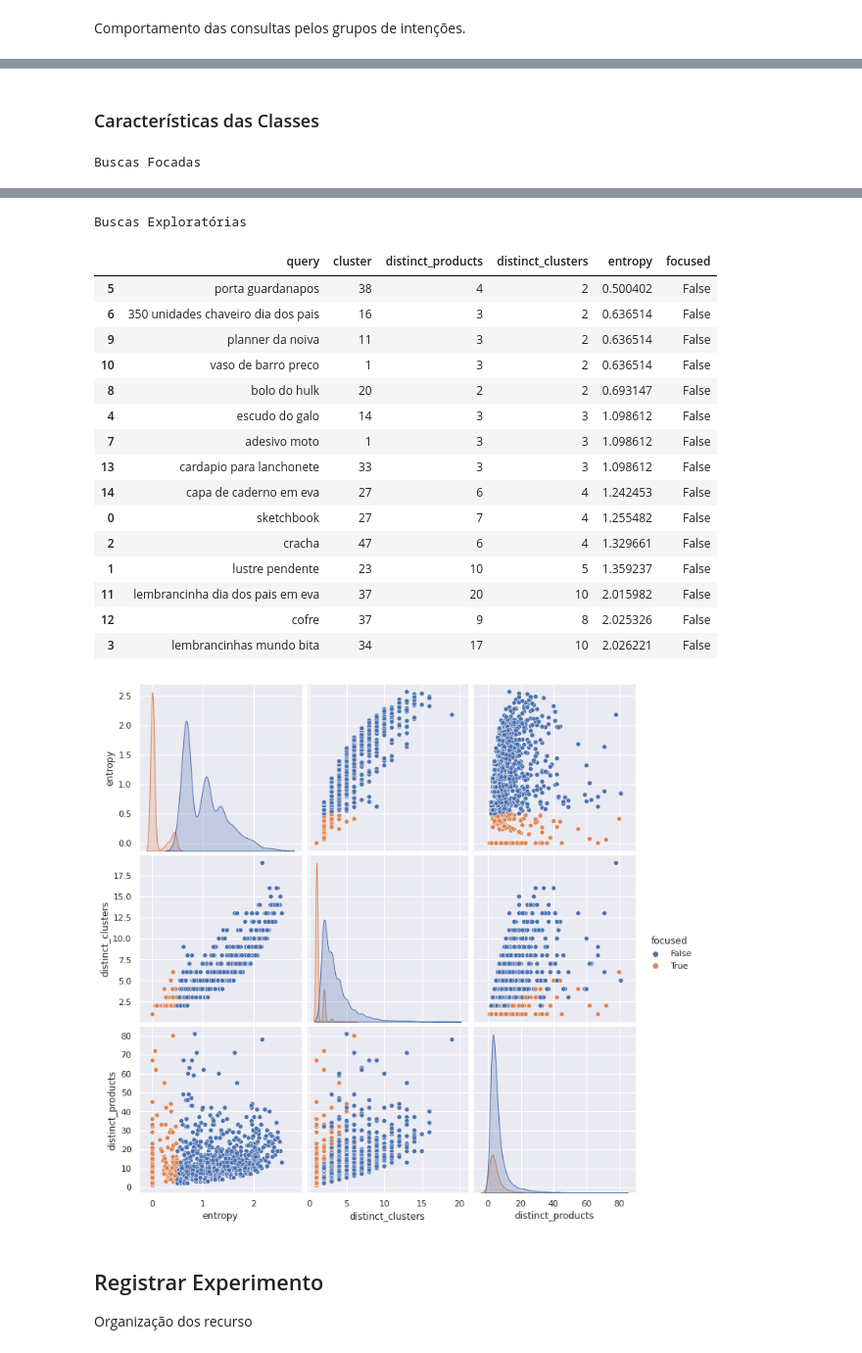
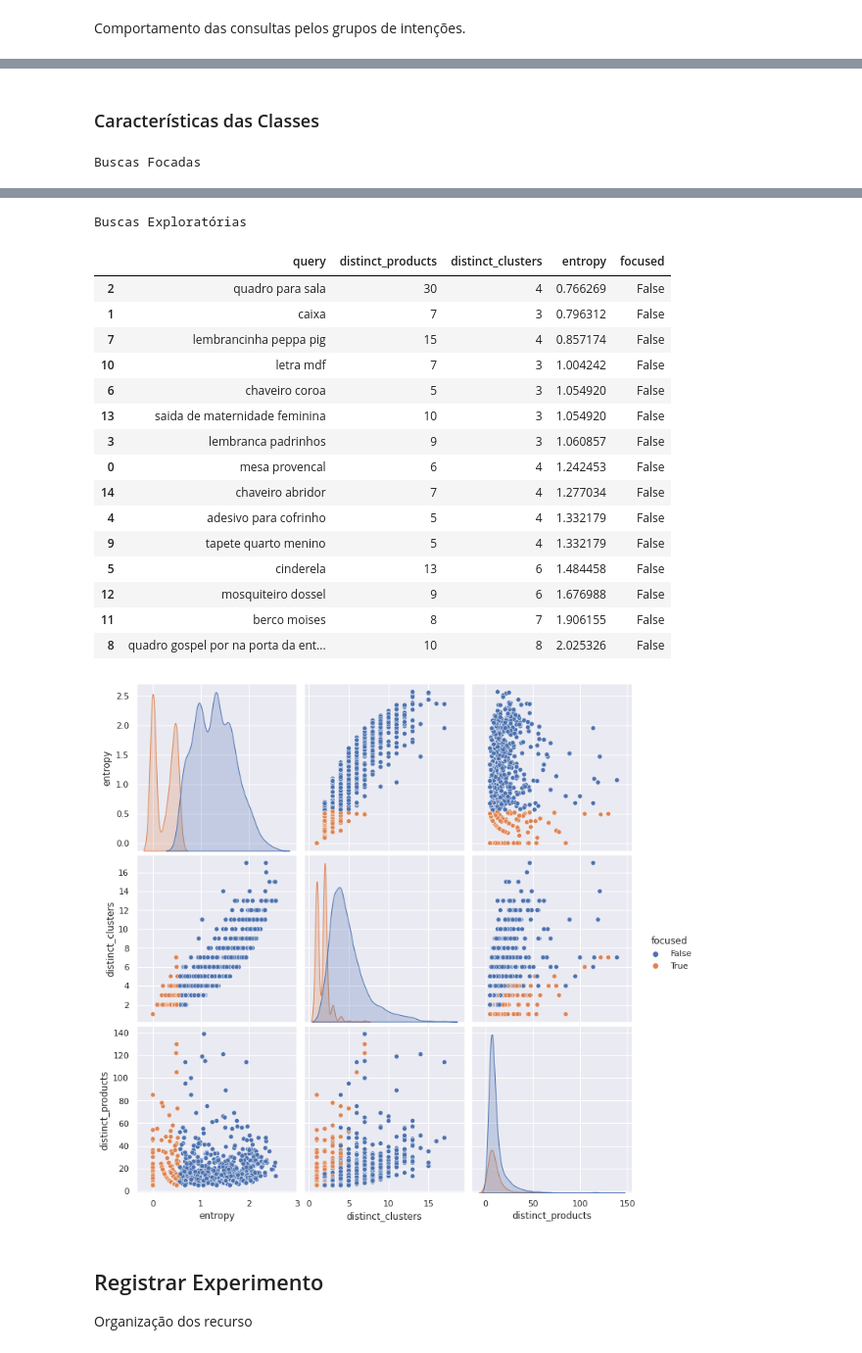
Before and after one commit to brunovilar/desafio-data-science-elo7, a Jupyter notebook: notebooks/04.1_Calibracao_Intencoes_de_Busca.ipynb, the cells around one changed output, grey strips where cells are left out. Shown at 98% size. Cells and saved outputs as stored; diff of their text form; code cells hidden in the pictures.

```diff
--- a/notebooks/04.1_Calibracao_Intencoes_de_Busca.ipynb
+++ b/notebooks/04.1_Calibracao_Intencoes_de_Busca.ipynb
@@ -102,8 +102,8 @@ frame = pd.read_csv(str(Path(settings.DATA_PATH).joinpath('interim', 'training.c
 Os hiperparâmetros e funções utilizadas são definidos a seguir.
 # %%
 EMBEDDING_COLUMNS = ['title']
-MINIMUM_NUMBER_OF_PRODUCTS = 2
-ENTROPY_THRESHOLD = 0.5
+MINIMUM_NUMBER_OF_PRODUCTS = 5
+ENTROPY_THRESHOLD = 0.55
 CLUSTERING_MODEL = GaussianMixture
 CLUSTERING_PARAMS = {'n_components': 50, 'covariance_type': 'diag'}
 # %% [markdown]
@@ -150,11 +150,10 @@ embeddings_entropy_frame = (embeddings_frame
                             .set_index('query')
                            )
 
-
 frame_slice = embeddings_frame.loc[lambda f: f['query'].isin(qualified_queries)]
 
 embeddings_entropy_frame = (embeddings_entropy_frame
-                            .merge(count_frame_items(frame_slice, 'query', 'title').rename('distinct_products'),
+                            .merge(count_frame_items(frame_slice, 'query', 'title', drop_duplicates=False).rename('distinct_products'),
                                    left_index=True, right_index=True)
                             .merge(count_frame_items(frame_slice, 'query', 'cluster').rename('distinct_clusters'),
                                    left_index=True, right_index=True)
@@ -172,7 +171,7 @@ entropy_dist_plot = sns.histplot(embeddings_entropy_frame.loc[lambda f: f['disti
 # %% [markdown]
 Comportamento das consultas pelos grupos de intenções.
 # %%
-embeddings_entropy_frame['focused'] = embeddings_entropy_frame['entropy'] <= ENTROPY_THRESHOLD
+embeddings_entropy_frame['focused'] = (embeddings_entropy_frame['entropy'] <= ENTROPY_THRESHOLD)
 
 agg_frame = (embeddings_entropy_frame
              [['focused']]
@@ -193,12 +192,14 @@ intent_summary_plot = sns.pairplot(embeddings_entropy_frame[['entropy', 'distinc
 
 queries_to_display = 15
 positive_sample = (embeddings_entropy_frame
+                   .drop(columns=['cluster'])
                    .query('focused')
                    .sample(queries_to_display)
                    .reset_index()
                    .sort_values(by='entropy')
                   )
 negative_sample = (embeddings_entropy_frame
+                   .drop(columns=['cluster'])
                    .query('not focused')
                    .sample(queries_to_display)
                    .reset_index()
@@ -234,21 +235,21 @@ Buscas Focadas
 Buscas Exploratórias
-|  | query | cluster | distinct_products | distinct_clusters | entropy | focused |
-| 5 | porta guardanapos | 38 | 4 | 2 | 0.500402 | False |
-| 6 | 350 unidades chaveiro dia dos pais | 16 | 3 | 2 | 0.636514 | False |
-| 9 | planner da noiva | 11 | 3 | 2 | 0.636514 | False |
-| 10 | vaso de barro preco | 1 | 3 | 2 | 0.636514 | False |
-| 8 | bolo do hulk | 20 | 2 | 2 | 0.693147 | False |
-| 4 | escudo do galo | 14 | 3 | 3 | 1.098612 | False |
-| 7 | adesivo moto | 1 | 3 | 3 | 1.098612 | False |
-| 13 | cardapio para lanchonete | 33 | 3 | 3 | 1.098612 | False |
-| 14 | capa de caderno em eva | 27 | 6 | 4 | 1.242453 | False |
-| 0 | sketchbook | 27 | 7 | 4 | 1.255482 | False |
-| 2 | cracha | 47 | 6 | 4 | 1.329661 | False |
-| 1 | lustre pendente | 23 | 10 | 5 | 1.359237 | False |
-| 11 | lembrancinha dia dos pais em eva | 37 | 20 | 10 | 2.015982 | False |
-| 12 | cofre | 37 | 9 | 8 | 2.025326 | False |
-| 3 | lembrancinhas mundo bita | 34 | 17 | 10 | 2.026221 | False |
+|  | query | distinct_products | distinct_clusters | entropy | focused |
+| 2 | quadro para sala | 30 | 4 | 0.766269 | False |
+| 1 | caixa | 7 | 3 | 0.796312 | False |
+| 7 | lembrancinha peppa pig | 15 | 4 | 0.857174 | False |
+| 10 | letra mdf | 7 | 3 | 1.004242 | False |
+| 6 | chaveiro coroa | 5 | 3 | 1.054920 | False |
+| 13 | saida de maternidade feminina | 10 | 3 | 1.054920 | False |
+| 3 | lembranca padrinhos | 9 | 3 | 1.060857 | False |
+| 0 | mesa provencal | 6 | 4 | 1.242453 | False |
+| 14 | chaveiro abridor | 7 | 4 | 1.277034 | False |
+| 4 | adesivo para cofrinho | 5 | 4 | 1.332179 | False |
+| 9 | tapete quarto menino | 5 | 4 | 1.332179 | False |
+| 5 | cinderela | 13 | 6 | 1.484458 | False |
+| 12 | mosquiteiro dossel | 9 | 6 | 1.676988 | False |
+| 11 | berco moises | 8 | 7 | 1.906155 | False |
+| 8 | quadro gospel por na porta da ent... | 10 | 8 | 2.025326 | False |
-[figure, old version]
+[figure, new version]
 # %% [markdown]
 ## Registrar Experimento
 
```
Also changed, not shown: parts of 3 cells of this notebook.
